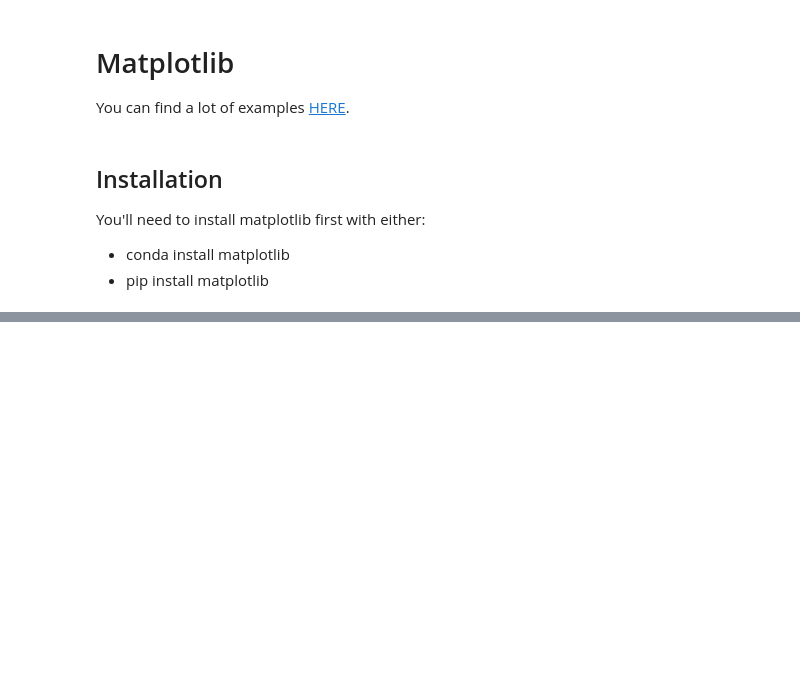
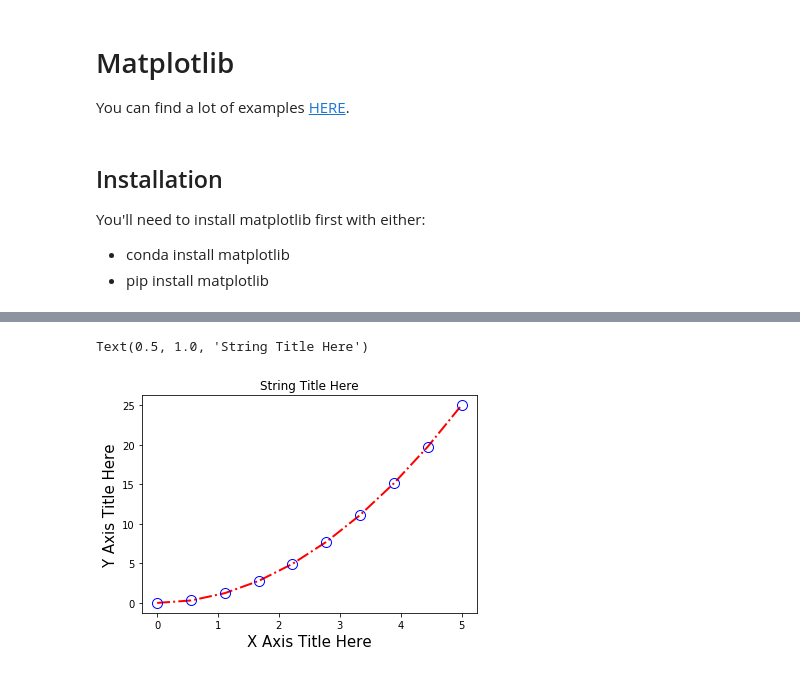
Before and after one commit to vafaei-ar/IEC2-2019, a Jupyter notebook: python/3-matplotlib.ipynb, the cells around one changed output, grey strips where cells are left out. Cells and saved outputs as stored; diff of their text form; code cells hidden in the pictures; blank space fills up the shorter version.

```diff
--- a/python/3-matplotlib.ipynb
+++ b/python/3-matplotlib.ipynb
@@ -19,9 +29,12 @@ y = x ** 2
 # %%
-plt.plot(x, y, 'r') # 'r' is the color red
-plt.xlabel('X Axis Title Here')
-plt.ylabel('Y Axis Title Here')
+plt.plot(x, y, color='red',marker='o',markeredgecolor='blue',
+         markerfacecolor='none',markersize=10,ls='-.',lw=2) # 'r' is the color red
+plt.xlabel('X Axis Title Here',fontsize=15)
+plt.ylabel('Y Axis Title Here',fontsize=15)
 plt.title('String Title Here')
-plt.show()
+# %% [output]
+Text(0.5, 1.0, 'String Title Here')
+[figure, added]
 # %%
 # plt.subplot(nrows, ncols, plot_number)
 plt.subplot(1,2,1)
```
Also changed, not shown: parts of 20 cells of this notebook, 3 other files.
